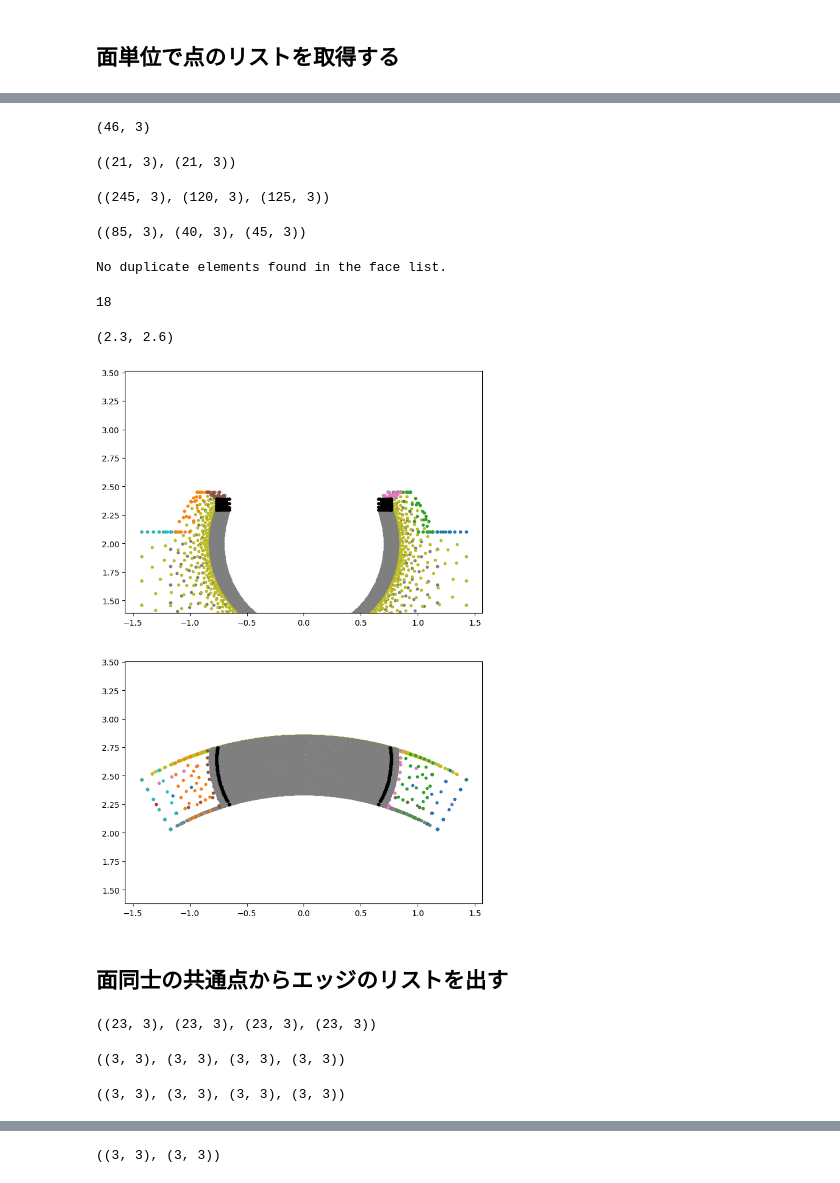
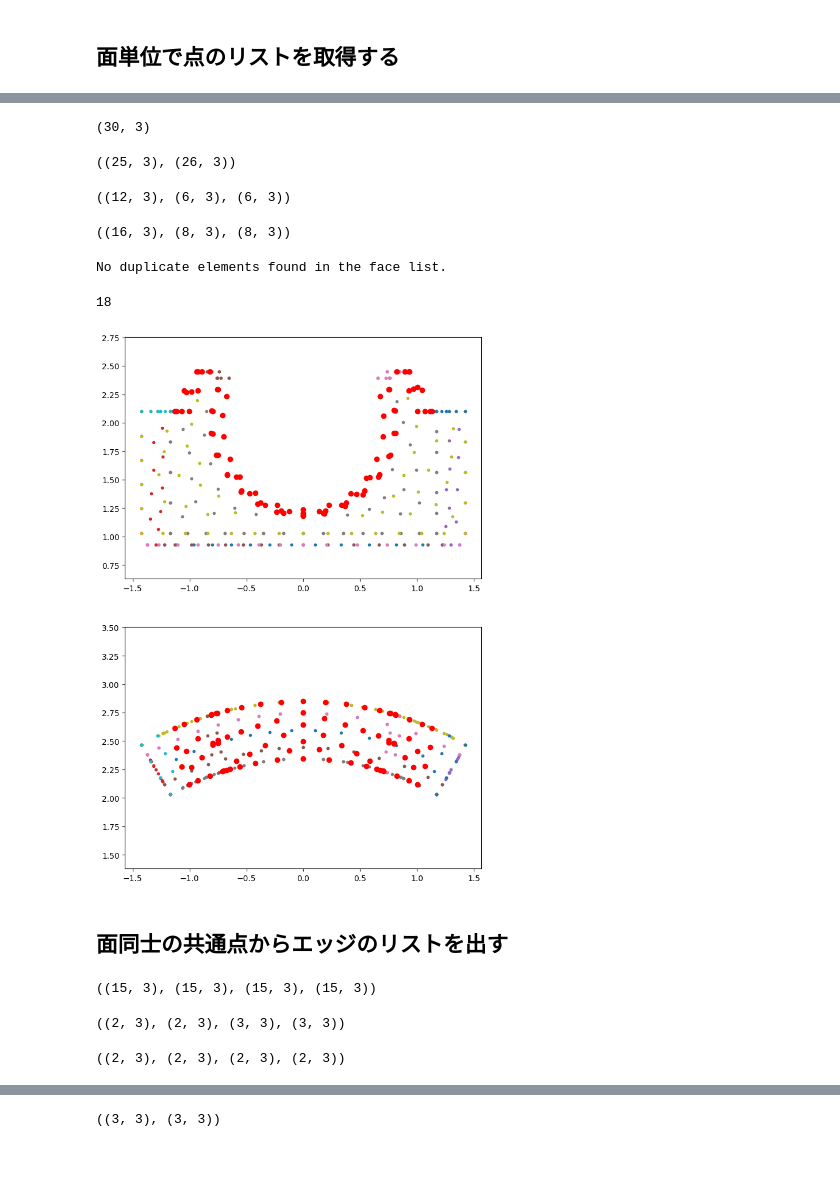
Before and after one commit to gyakusu/Mophing, a Jupyter notebook: python/BearingMakeList.ipynb, the cells around one changed output, grey strips where cells are left out. Cells and saved outputs as stored; diff of their text form; code cells hidden in the pictures.

```diff
--- a/python/BearingMakeList.ipynb
+++ b/python/BearingMakeList.ipynb
@@ -25,7 +23,8 @@ import pyvista as pv
 # mesh = pv.read('../data/Tetra_Cage.vtu')
 # full_mesh = pv.read('../data/Tetra_old.vtu')
 # full_mesh = pv.read('../data/Tetra_linspace.vtu')
-full_mesh = pv.read('../data/Tetra.vtu')
+# full_mesh = pv.read('../data/Tetra_standard.vtu')
+full_mesh = pv.read('../data/FEM/FEM.vtu')
 
 full_points = np.array(full_mesh.points.tolist())
 full_cells = np.array(full_mesh.cells.tolist()).reshape(-1, 5)[:, 1:]
@@ -187,7 +195,7 @@ cone_in.shape
 cone_out = get_cone(z_distance - points[:,2], Ro-lsh-bevel)
 cone_out.shape
 # %% [output]
-(46, 3)
+(30, 3)
 # %%
 azimath = np.rad2deg(np.arctan2(points[:,1], points[:,0]))
 end_left = points[(azimath > 120*0.999)]
@@ -195,17 +203,18 @@ end_right = points[(azimath < 60*1.001)]
 
 end_left.shape, end_right.shape
 # %% [output]
-((21, 3), (21, 3))
+((25, 3), (26, 3))
 # %%
 z_apt = np.linalg.norm(points[:,:2] - xp[:2], axis=1)
 
-straw = points[(z_apt < Rapt*0.999)&(points[:,2] > hsh)]
+# straw = points[(z_apt < Rapt*0.999)&(points[:,2] > hsh)]
+straw = points[(z_apt < Rapt*1.005)&(points[:,2] > hsh)]
 straw_left = straw[straw[:,0] < 0]
 straw_right = straw[straw[:,0] > 0]
 
 straw.shape, straw_left.shape, straw_right.shape
 # %% [output]
-((245, 3), (120, 3), (125, 3))
+((12, 3), (6, 3), (6, 3))
 # %%
 apt_ratio = 0.6
 apature = points[((points[:,2] / apt_ratio - z_apt) > (hz / apt_ratio - Rapt - dhz * ratio)*0.98)&(points[:,2] > hsh)]
@@ -214,7 +223,7 @@ apature_right = apature[apature[:,0] > 0]
 
 apature.shape, apature_left.shape, apature_right.shape
 # %% [output]
-((85, 3), (40, 3), (45, 3))
+((16, 3), (8, 3), (8, 3))
 # %%
 face_list = [
     'bottom', 'top_left', 'top_right', 'end_left', 'end_right',
@@ -238,21 +247,16 @@ No duplicate elements found in the face list.
 # %%
 fig, ax = plt.subplots(2, 1, figsize=(8, 12))
 plot_key = lambda key, i, style='.': ax[i].plot(key[:,0]*1e3, key[:,2-i]*1e3, style)
 
 for i in[0,1]:
     for key in face_list:
         plot_key(eval(key), i)
-        # if 'apature' in key:
-        #     plot_key(eval(key), i, 'ro')
     for key in face_list:
-        if 'stra' in key:
-            plot_key(eval(key), i, 'k.')
+        if 'sphi' in key:
+            plot_key(eval(key), i, 'ro')
     ax[i].axis('equal')
-
-ax[0].set_ylim([2.3, 2.6])
 # %% [output]
-(2.3, 2.6)
-[figure, old version]
+[figure, new version]
 # %% [markdown]
 ## 面同士の共通点からエッジのリストを出す
 # %%
@@ -271,7 +275,7 @@ curve_out_bottom = common_points(cone_out, curvature_out)#
 
 curve_bottom_in.shape, curve_bottom_out.shape, curve_in_bottom.shape, curve_out_bottom.shape
 # %% [output]
-((23, 3), (23, 3), (23, 3), (23, 3))
+((15, 3), (15, 3), (15, 3), (15, 3))
 # %%
 curve_in_top_left = common_points(curvature_in, shoulder_left)#
 curve_in_top_right = common_points(curvature_in, shoulder_right)#
@@ -280,7 +284,7 @@ curve_out_top_right = common_points(curvature_out, shoulder_right)#
 
 curve_in_top_left.shape, curve_in_top_right.shape, curve_out_top_left.shape, curve_out_top_right.shape
 # %% [output]
-((3, 3), (3, 3), (3, 3), (3, 3))
+((2, 3), (2, 3), (3, 3), (3, 3))
 # %%
 curve_top_in_left = common_points(curvature_in, top_left)#
 curve_top_in_right = common_points(curvature_in, top_right)#
@@ -289,7 +293,7 @@ curve_top_out_right = common_points(curvature_out, top_right)#
 
 curve_top_in_left.shape, curve_top_in_right.shape, curve_top_out_left.shape, curve_top_out_right.shape
 # %% [output]
-((3, 3), (3, 3), (3, 3), (3, 3))
+((2, 3), (2, 3), (2, 3), (2, 3))
 # %%
 collar_middle_left = common_points(apature_left, straw_left)#
 collar_middle_right = common_points(apature_right, straw_right)#
```
Also changed, not shown: parts of 48 cells of this notebook, 19 other files.
